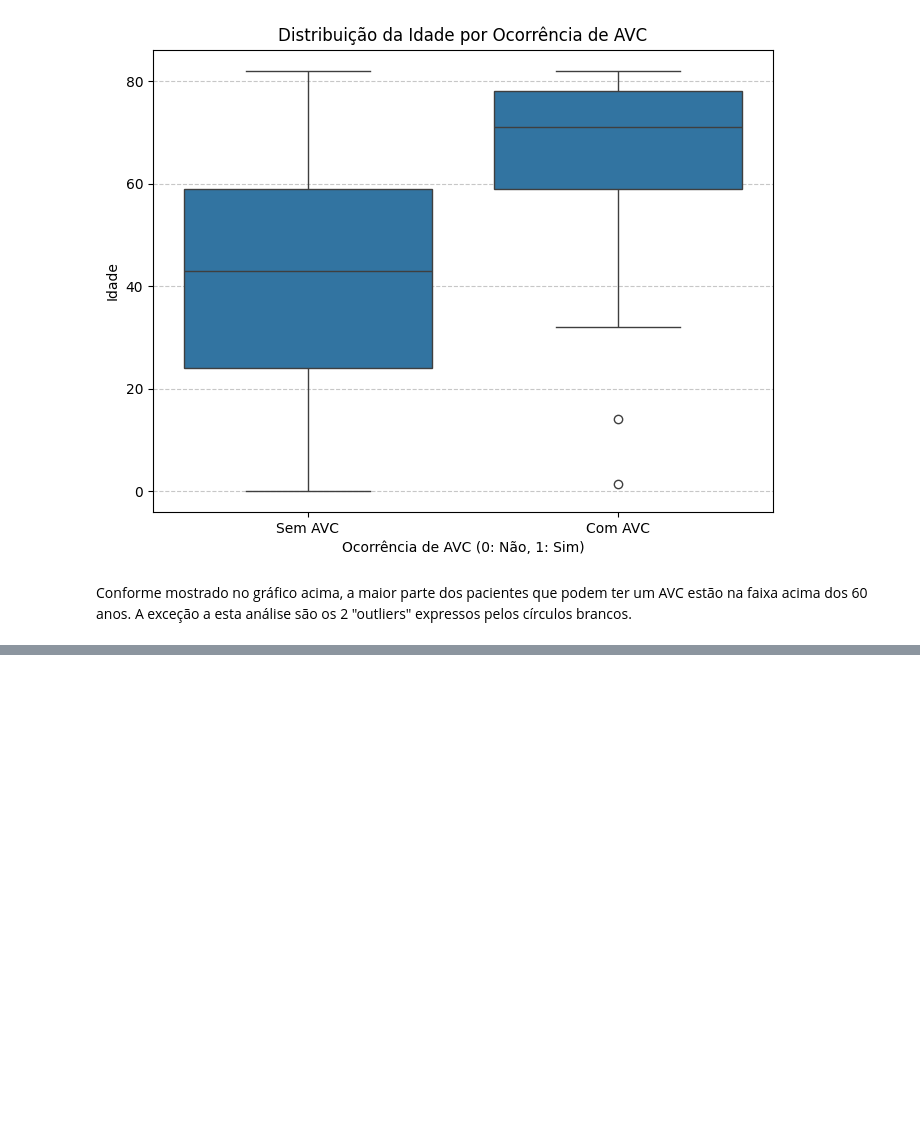
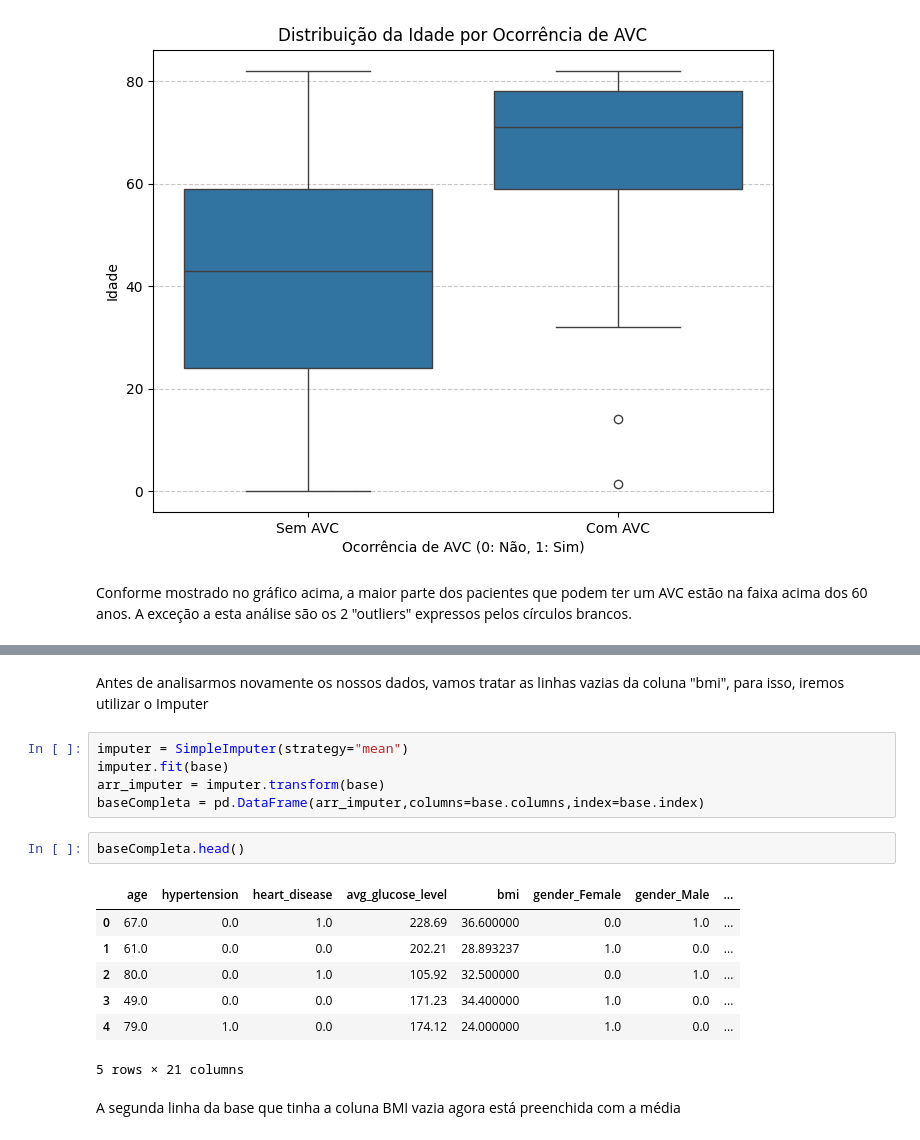
Before and after one commit to narcisocabraljr/Tech_Challenge_1, a Jupyter notebook: Tech_Challenge_1.ipynb, the cells around one changed output, grey strips where cells are left out. Drawn from its saved outputs; the diff is of its cells as text; blank space fills up the shorter version.

```diff
--- a/Tech_Challenge_1.ipynb
+++ b/Tech_Challenge_1.ipynb
@@ -145,0 +200,19 @@ Conforme mostrado no gráfico acima, a maior parte dos pacientes que podem ter u
+# %% [markdown]
+Antes de analisarmos novamente os nossos dados, vamos tratar as linhas vazias da coluna "bmi", para isso, iremos utilizar o Imputer
+# %%
+imputer = SimpleImputer(strategy="mean")
+imputer.fit(base)
+arr_imputer = imputer.transform(base)
+baseCompleta = pd.DataFrame(arr_imputer,columns=base.columns,index=base.index)
+# %%
+baseCompleta.head()
+# %% [output]
+|  | age | hypertension | heart_disease | avg_glucose_level | bmi | gender_Female | gender_Male | ... |
+| 0 | 67.0 | 0.0 | 1.0 | 228.69 | 36.600000 | 0.0 | 1.0 | ... |
+| 1 | 61.0 | 0.0 | 0.0 | 202.21 | 28.893237 | 1.0 | 0.0 | ... |
+| 2 | 80.0 | 0.0 | 1.0 | 105.92 | 32.500000 | 0.0 | 1.0 | ... |
+| 3 | 49.0 | 0.0 | 0.0 | 171.23 | 34.400000 | 1.0 | 0.0 | ... |
+| 4 | 79.0 | 1.0 | 0.0 | 174.12 | 24.000000 | 1.0 | 0.0 | ... |
+5 rows × 21 columns
+# %% [markdown]
+A segunda linha da base que tinha a coluna BMI vazia agora está preenchida com a média
```
Also changed, not shown: parts of 10 cells of this notebook.
